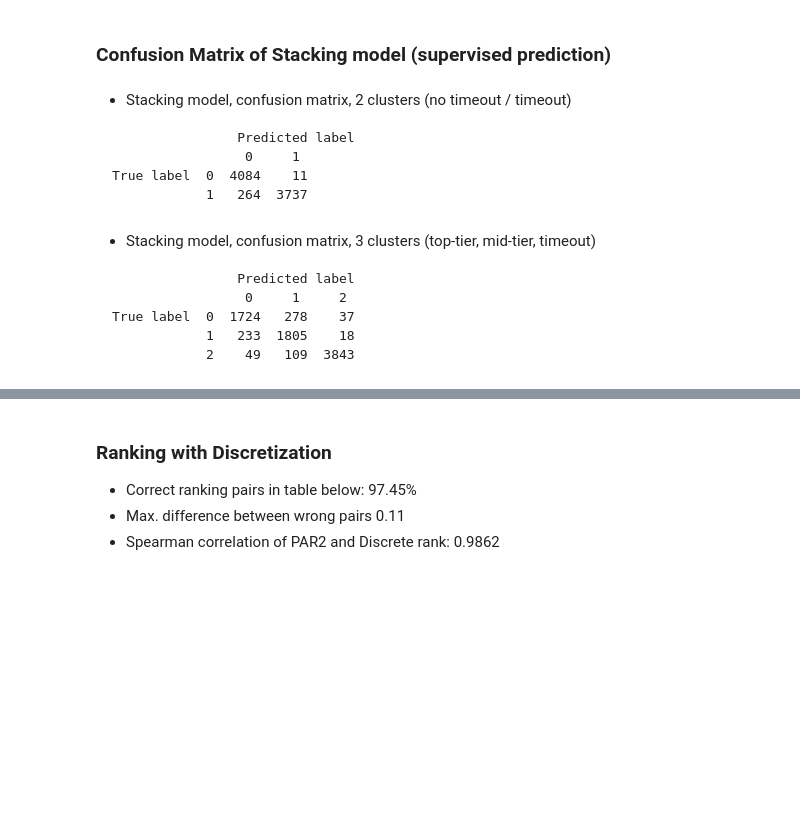
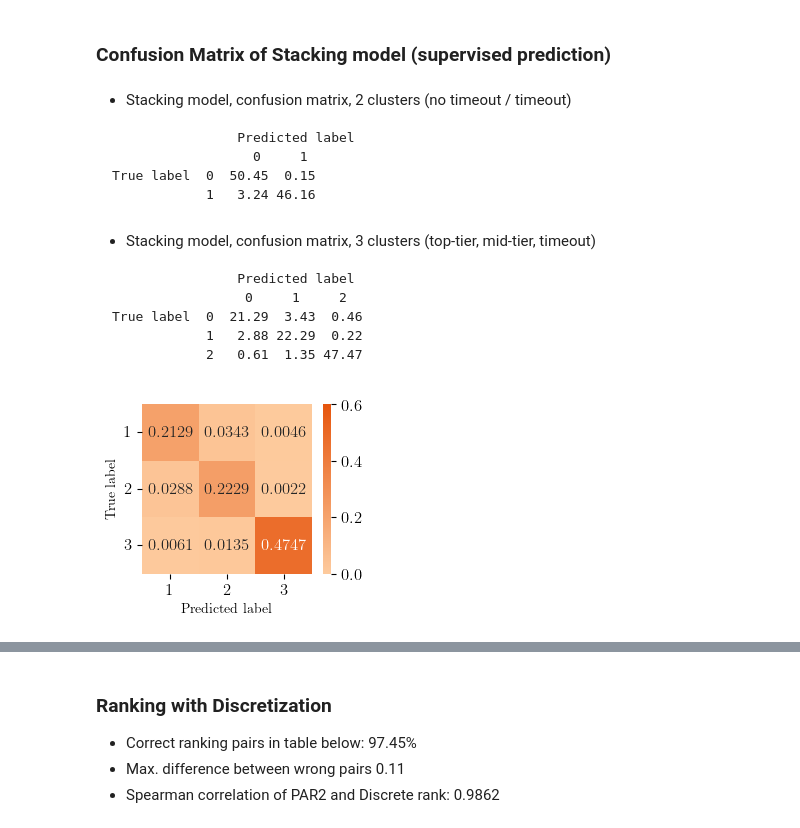
Before and after one commit to mathefuchs/al-for-sat-solver-benchmarking, a Jupyter notebook: bonus_results.ipynb, the cells around one changed output, grey strips where cells are left out. Drawn from its saved outputs; the diff is of its cells as text; code cells hidden in the pictures; blank space fills up the shorter version.

````diff
--- a/bonus_results.ipynb
+++ b/bonus_results.ipynb
@@ -79,9 +79,9 @@ mean_absolute_error 	  16.0 	1.284299e+03 	3.905736e+02 	8.193949e+02 	9.703069e
 
 ```
                 Predicted label
-                 0     1
-True label  0  4084    11
-            1   264  3737
+                  0     1
+True label  0  50.45  0.15
+            1   3.24 46.16
 ```
 # %% [markdown]
 * Stacking model, confusion matrix, 3 clusters (top-tier, mid-tier, timeout)
@@ -89,7 +89,45 @@ True label  0  4084    11
 ```
                 Predicted label
                  0     1     2
-True label  0  1724   278    37
-            1   233  1805    18
-            2    49   109  3843
+True label  0  21.29  3.43  0.46
+            1   2.88 22.29  0.22
+            2   0.61  1.35 47.47
 ```
+# %%
+import matplotlib.pyplot as plt
+import seaborn as sns
+import numpy as np
+import pandas as pd
+
+cmap = sns.blend_palette(['#fdca9d','#e6550d'], n_colors=6, as_cmap=True, input='hex')
+# cmap = sns.color_palette("crest", as_cmap=True)
+
+fs = 12
+
+plt.rc("text", usetex=True)
+plt.rc("font", family="serif")
+plt.rc("pgf", texsystem="pdflatex")
+plt.rc("savefig", bbox="tight")
+
+plt.rc("xtick", labelsize=fs)
+plt.rc("ytick", labelsize=fs)
+
+two_labels_cm = pd.DataFrame(np.array([
+    [0.5045, 0.0015],
+    [0.0324, 0.4616],
+]), range(1, 3), range(1, 3))
+three_labels_cm = pd.DataFrame(np.array([
+    [0.2129,0.0343,0.0046],
+    [0.0288,0.2229,0.0022],
+    [0.0061,0.0135,0.4747],
+]), range(1, 4), range(1, 4))
+
+plt.figure(figsize=(2.75, 2.2))
+sns.heatmap(three_labels_cm, annot=True, cmap=cmap, annot_kws={"size": 12}, fmt='.4f', vmin=0, vmax=0.6, cbar=True)
+plt.xlabel("Predicted label")
+plt.ylabel("True label")
+plt.yticks(rotation=0)
+plt.savefig("plots/cm3labels.pdf")
+plt.show()
+# %% [output]
+[figure, added]
````
Also changed, not shown: parts of 8 cells of this notebook, 11 other files.
